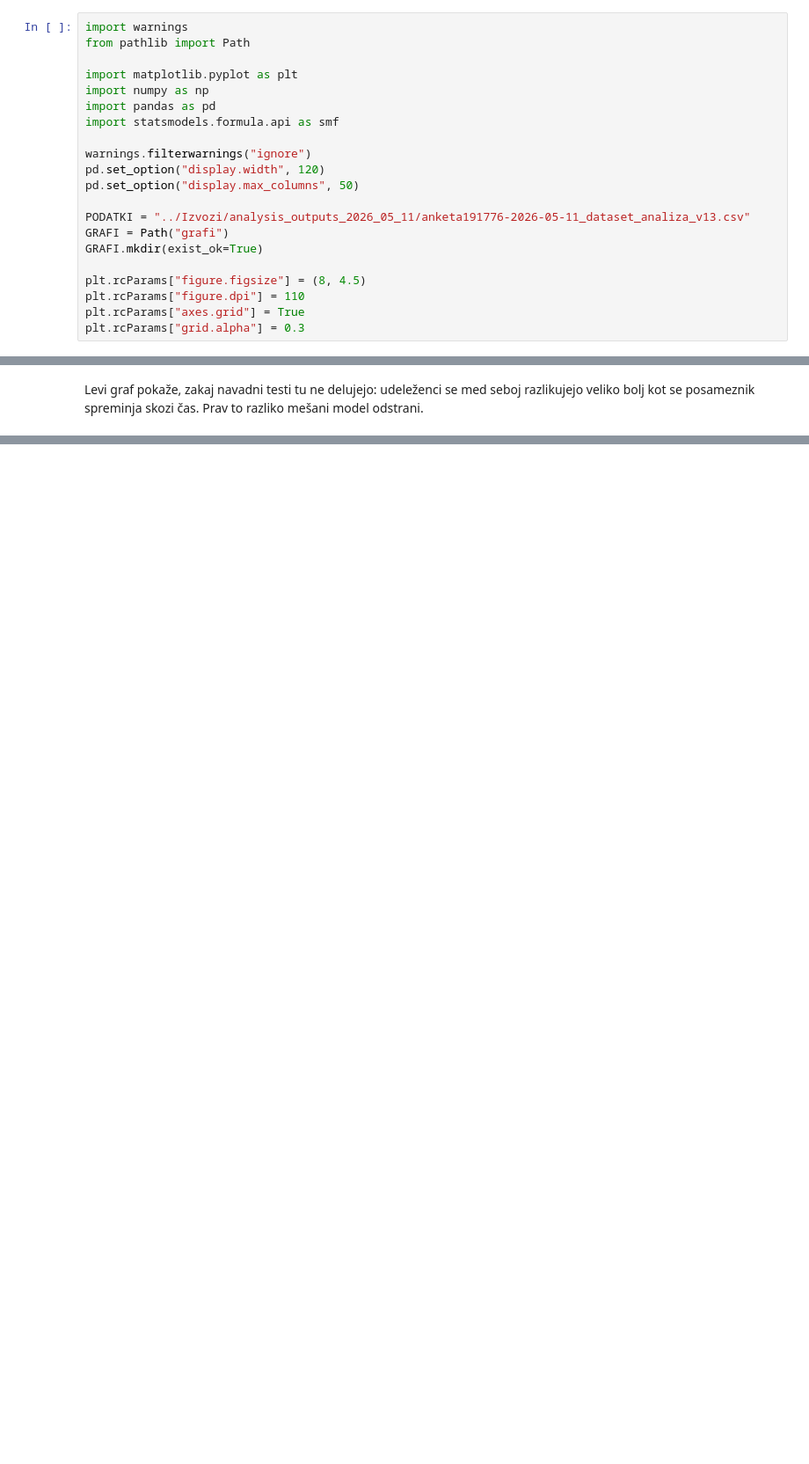
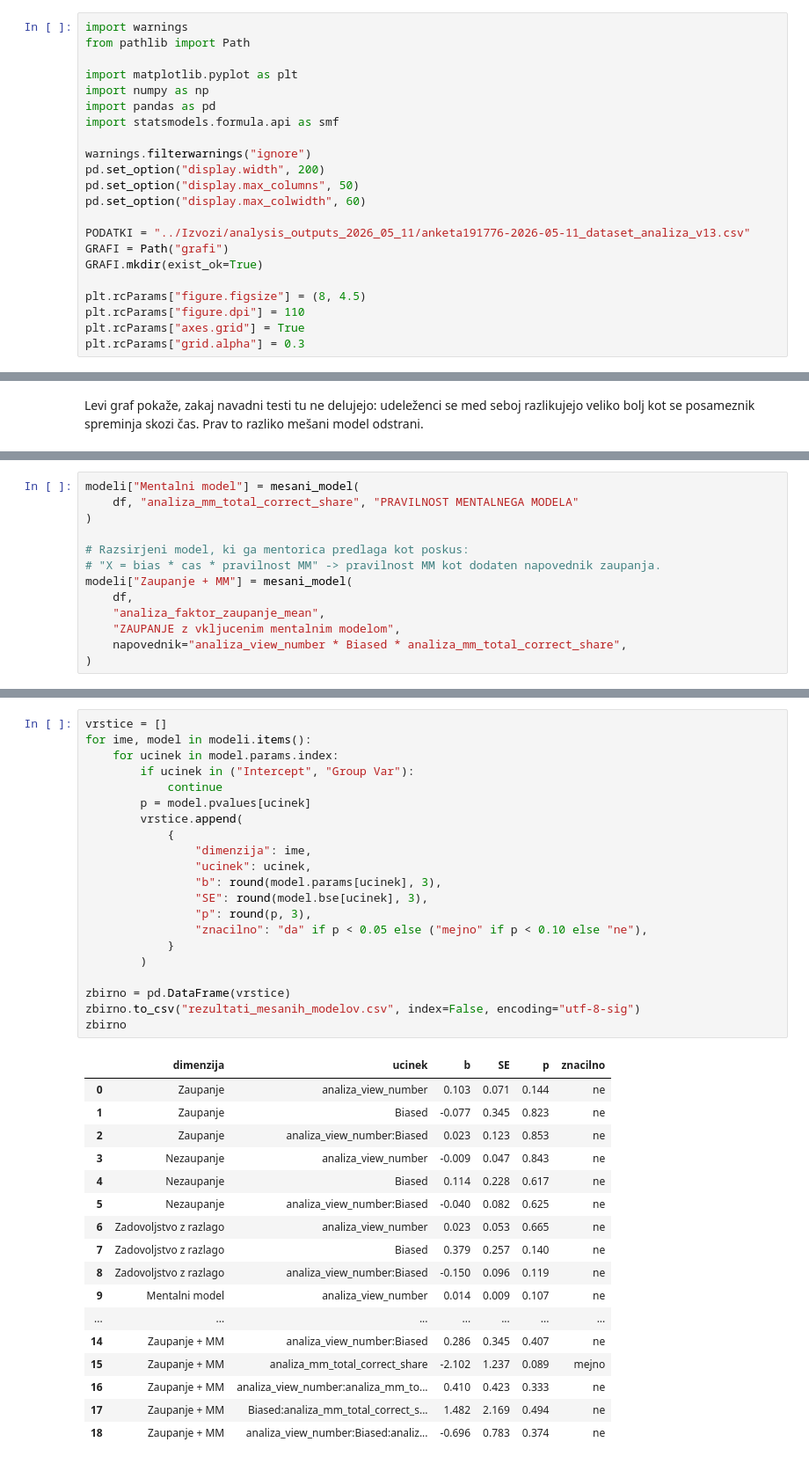
Before and after one commit to HarisBeg26/xai-analiza-podatkov, a Jupyter notebook: Analiza/analiza_mesani_modeli.ipynb, the cells around one changed output, grey strips where cells are left out. Shown at 88% size. Drawn from its saved outputs; the diff is of its cells as text; blank space fills up the shorter version.

```diff
--- a/Analiza/analiza_mesani_modeli.ipynb
+++ b/Analiza/analiza_mesani_modeli.ipynb
@@ -33,8 +33,9 @@ import pandas as pd
 import statsmodels.formula.api as smf
 
 warnings.filterwarnings("ignore")
-pd.set_option("display.width", 120)
+pd.set_option("display.width", 200)
 pd.set_option("display.max_columns", 50)
+pd.set_option("display.max_colwidth", 60)
 
 PODATKI = "../Izvozi/analysis_outputs_2026_05_11/anketa191776-2026-05-11_dataset_analiza_v13.csv"
 GRAFI = Path("grafi")
@@ -341,0 +381,13 @@ Group Var                                1.038    0.293
+# %%
+modeli["Mentalni model"] = mesani_model(
+    df, "analiza_mm_total_correct_share", "PRAVILNOST MENTALNEGA MODELA"
+)
+
+# Razsirjeni model, ki ga mentorica predlaga kot poskus:
+# "X = bias * cas * pravilnost MM" -> pravilnost MM kot dodaten napovednik zaupanja.
+modeli["Zaupanje + MM"] = mesani_model(
+    df,
+    "analiza_faktor_zaupanje_mean",
+    "ZAUPANJE z vkljucenim mentalnim modelom",
+    napovednik="analiza_view_number * Biased * analiza_mm_total_correct_share",
+)
@@ -342 +414,40 @@ Group Var                                1.038    0.293
+# %%
+vrstice = []
+for ime, model in modeli.items():
+    for ucinek in model.params.index:
+        if ucinek in ("Intercept", "Group Var"):
+            continue
+        p = model.pvalues[ucinek]
+        vrstice.append(
+            {
+                "dimenzija": ime,
+                "ucinek": ucinek,
+                "b": round(model.params[ucinek], 3),
+                "SE": round(model.bse[ucinek], 3),
+                "p": round(p, 3),
+                "znacilno": "da" if p < 0.05 else ("mejno" if p < 0.10 else "ne"),
+            }
+        )
+
+zbirno = pd.DataFrame(vrstice)
+zbirno.to_csv("rezultati_mesanih_modelov.csv", index=False, encoding="utf-8-sig")
+zbirno
+# %% [output]
+|  | dimenzija | ucinek | b | SE | p | znacilno |
+| 0 | Zaupanje | analiza_view_number | 0.103 | 0.071 | 0.144 | ne |
+| 1 | Zaupanje | Biased | -0.077 | 0.345 | 0.823 | ne |
+| 2 | Zaupanje | analiza_view_number:Biased | 0.023 | 0.123 | 0.853 | ne |
+| 3 | Nezaupanje | analiza_view_number | -0.009 | 0.047 | 0.843 | ne |
+| 4 | Nezaupanje | Biased | 0.114 | 0.228 | 0.617 | ne |
+| 5 | Nezaupanje | analiza_view_number:Biased | -0.040 | 0.082 | 0.625 | ne |
+| 6 | Zadovoljstvo z razlago | analiza_view_number | 0.023 | 0.053 | 0.665 | ne |
+| 7 | Zadovoljstvo z razlago | Biased | 0.379 | 0.257 | 0.140 | ne |
+| 8 | Zadovoljstvo z razlago | analiza_view_number:Biased | -0.150 | 0.096 | 0.119 | ne |
+| 9 | Mentalni model | analiza_view_number | 0.014 | 0.009 | 0.107 | ne |
+| ... | ... | ... | ... | ... | ... | ... |
+| 14 | Zaupanje + MM | analiza_view_number:Biased | 0.286 | 0.345 | 0.407 | ne |
+| 15 | Zaupanje + MM | analiza_mm_total_correct_share | -2.102 | 1.237 | 0.089 | mejno |
+| 16 | Zaupanje + MM | analiza_view_number:analiza_mm_to... | 0.410 | 0.423 | 0.333 | ne |
+| 17 | Zaupanje + MM | Biased:analiza_mm_total_correct_s... | 1.482 | 2.169 | 0.494 | ne |
+| 18 | Zaupanje + MM | analiza_view_number:Biased:analiz... | -0.696 | 0.783 | 0.374 | ne |
 # %% [markdown]
```
Also changed, not shown: parts of 17 cells of this notebook, 1 other file.
